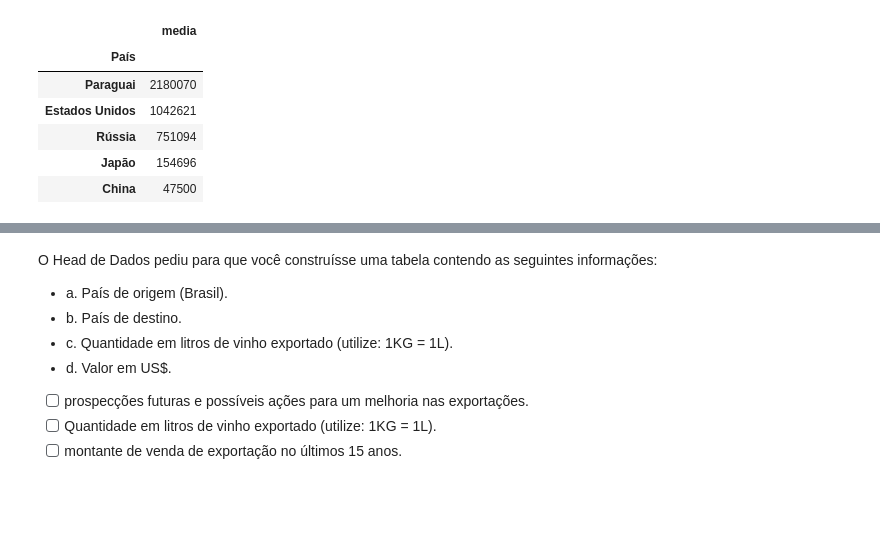
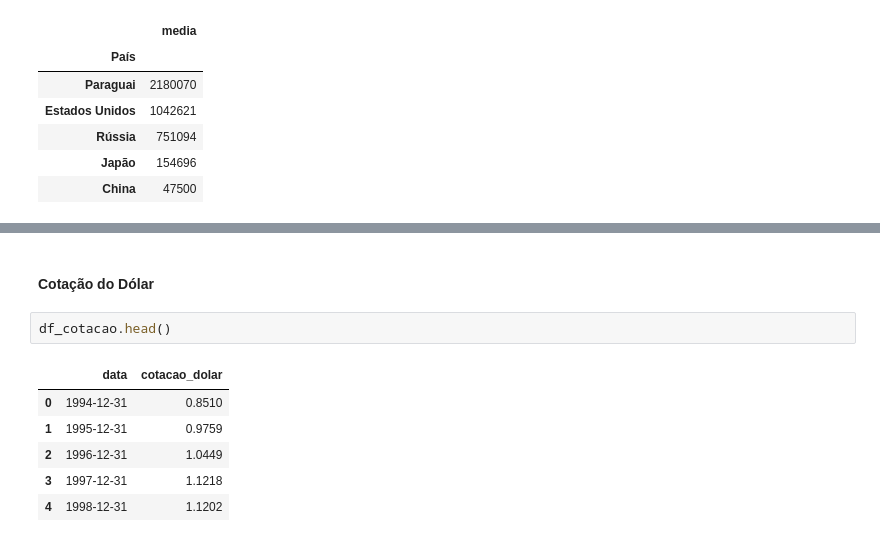
Before and after one commit to Leandro-Braga/wine_techchallenge-, a Jupyter notebook: notebook_testes/Vinicula.ipynb, the cells around one changed output, grey strips where cells are left out. Cells and saved outputs as stored; diff of their text form; blank space fills up the shorter version.

Commit message:
dolar

```diff
--- a/notebook_testes/Vinicula.ipynb
+++ b/notebook_testes/Vinicula.ipynb
@@ -1658,11 +1609,11 @@ df_imp_vinhos
-# %% [markdown]
-O Head de Dados pediu para que você construísse uma tabela contendo as seguintes informações:
-
-- a. País de origem (Brasil).
-- b. País de destino.
-- c. Quantidade em litros de vinho exportado (utilize: 1KG = 1L).
-- d. Valor em US$.
-
-- [ ] prospecções futuras e possíveis ações para um melhoria nas exportações.
-- [ ] Quantidade em litros de vinho exportado (utilize: 1KG = 1L).
-- [ ] montante de venda de exportação no últimos 15 anos.
+# %% [markdown]
+#### Cotação do Dólar
+# %%
+df_cotacao.head()
+# %% [output]
+|  | data | cotacao_dolar |
+| 0 | 1994-12-31 | 0.8510 |
+| 1 | 1995-12-31 | 0.9759 |
+| 2 | 1996-12-31 | 1.0449 |
+| 3 | 1997-12-31 | 1.1218 |
+| 4 | 1998-12-31 | 1.1202 |
```
Also changed, not shown: parts of 25 cells of this notebook, 3 other files.
